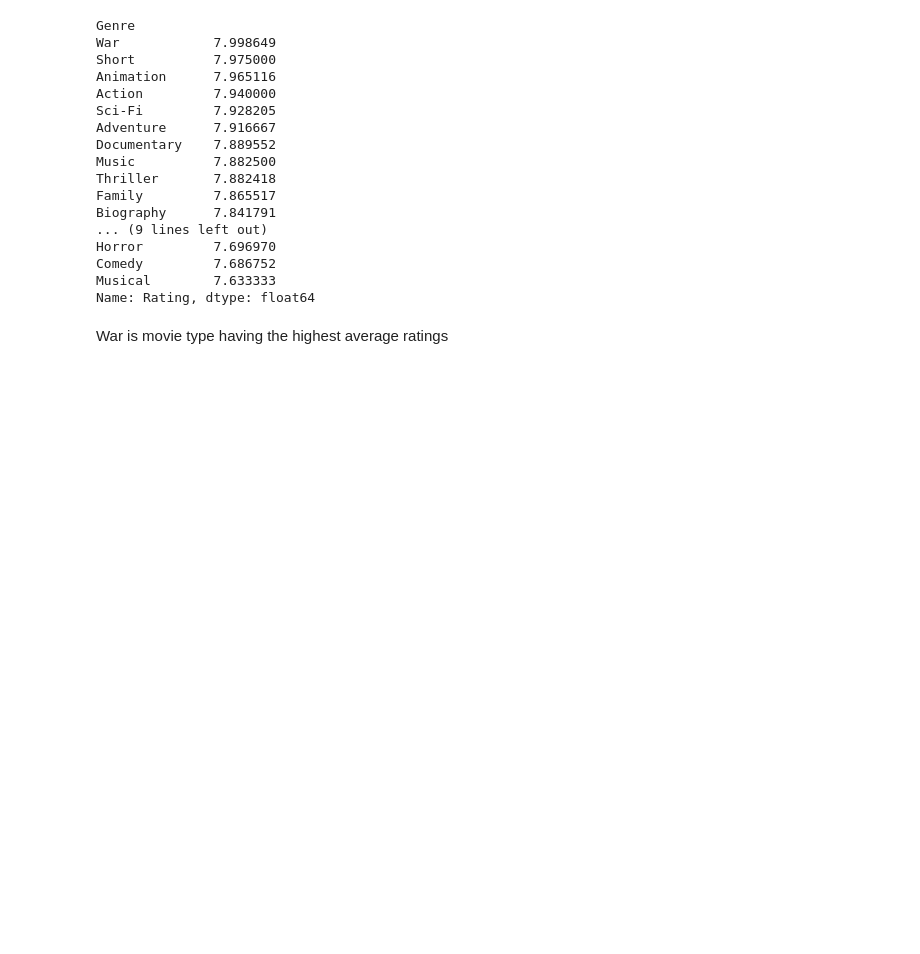
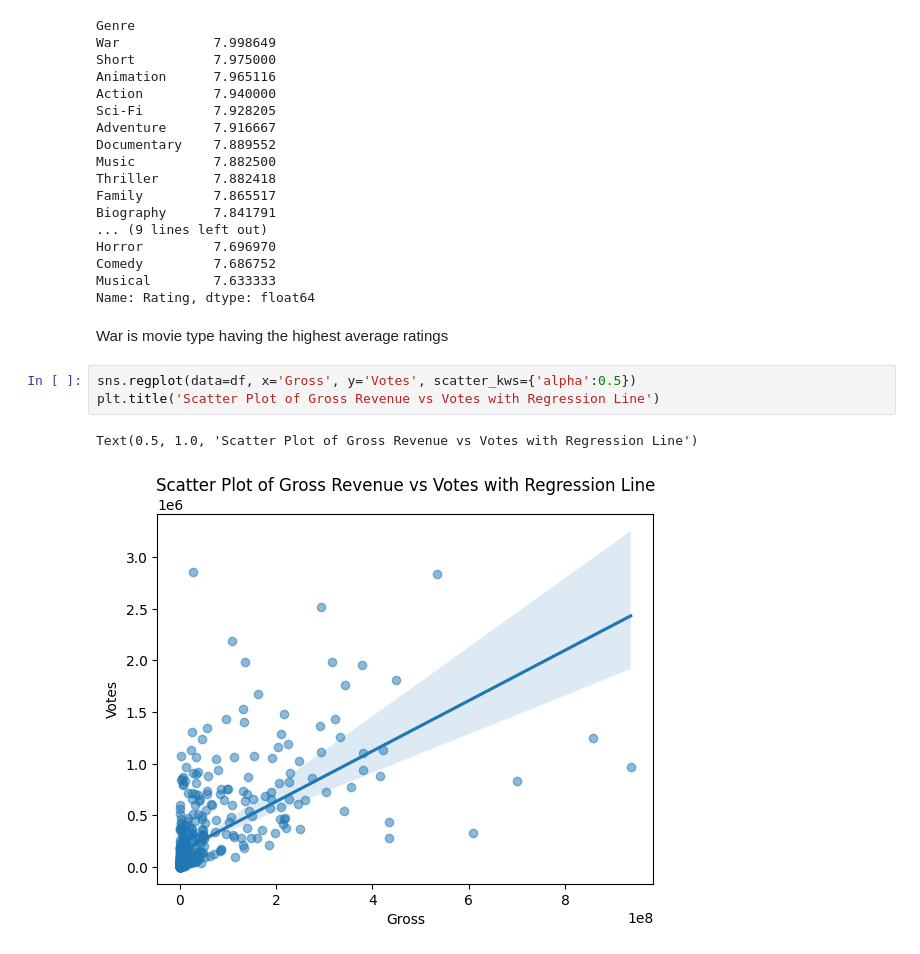
Before and after one commit to luongkhanhphuong2412/Movie_Recommedation_System, a Jupyter notebook: movie_analysis.ipynb, the cells around one changed output. Saved outputs shown, nothing was run; the diff lists cells and outputs as text; blank space fills up the shorter version.

```diff
--- a/movie_analysis.ipynb
+++ b/movie_analysis.ipynb
@@ -450,3 +449,9 @@ Musical        7.633333
 Name: Rating, dtype: float64
 # %% [markdown]
 War is movie type having the highest average ratings
+# %%
+sns.regplot(data=df, x='Gross', y='Votes', scatter_kws={'alpha':0.5})
+plt.title('Scatter Plot of Gross Revenue vs Votes with Regression Line')
+# %% [output]
+Text(0.5, 1.0, 'Scatter Plot of Gross Revenue vs Votes with Regression Line')
+[figure, added]
```
Also changed, not shown: parts of 3 cells of this notebook, 1 other file.
